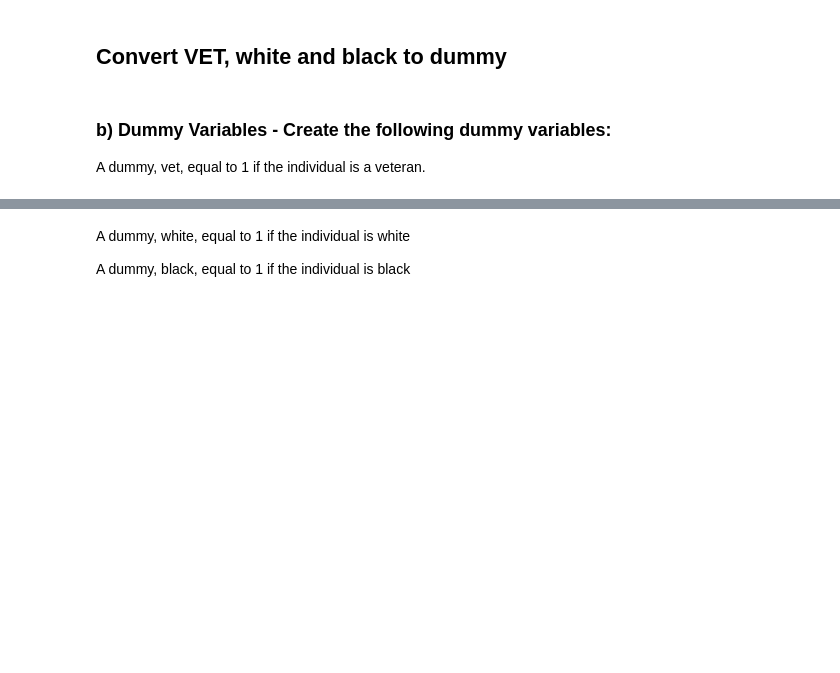
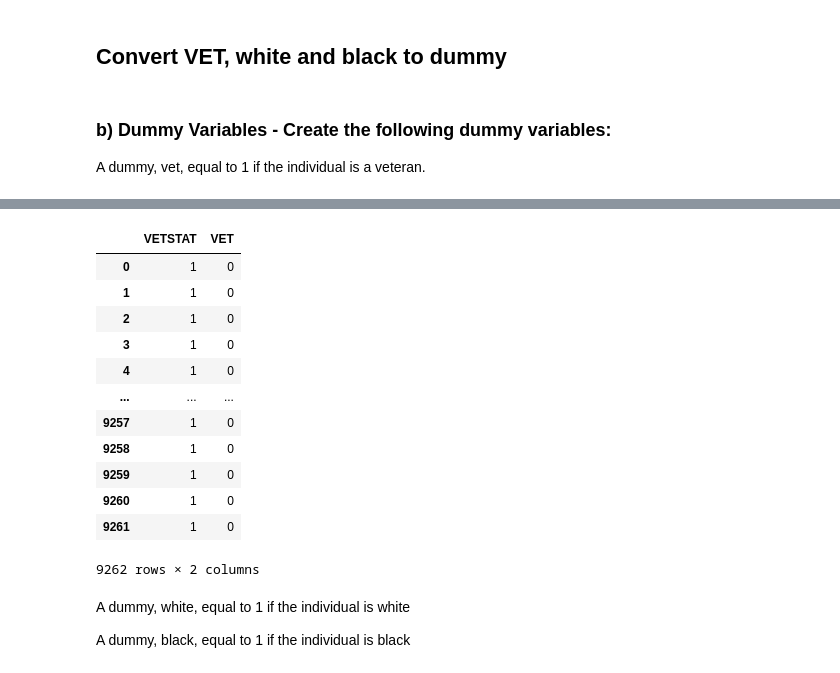
Before and after one commit to Jheim12/PPHA30456, a Jupyter notebook: lab_02/ML_lab2_walkthrough.ipynb, the cells around one changed output, grey strips where cells are left out. Saved outputs shown, nothing was run; the diff lists cells and outputs as text; code cells hidden in the pictures; blank space fills up the shorter version.

```diff
--- a/lab_02/ML_lab2_walkthrough.ipynb
+++ b/lab_02/ML_lab2_walkthrough.ipynb
@@ -118,5 +131,20 @@ acs_data['VETSTAT'].unique()
 # %%
 acs_data['VET'] = np.where(acs_data['VETSTAT'] == 2, 1, 0)
+acs_data[['VETSTAT', 'VET']]
+# %% [output]
+|  | VETSTAT | VET |
+| 0 | 1 | 0 |
+| 1 | 1 | 0 |
+| 2 | 1 | 0 |
+| 3 | 1 | 0 |
+| 4 | 1 | 0 |
+| ... | ... | ... |
+| 9257 | 1 | 0 |
+| 9258 | 1 | 0 |
+| 9259 | 1 | 0 |
+| 9260 | 1 | 0 |
+| 9261 | 1 | 0 |
+9262 rows × 2 columns
 # %% [markdown]
 A dummy, white, equal to 1 if the individual is white
 
```
Also changed, not shown: parts of 24 cells of this notebook.
